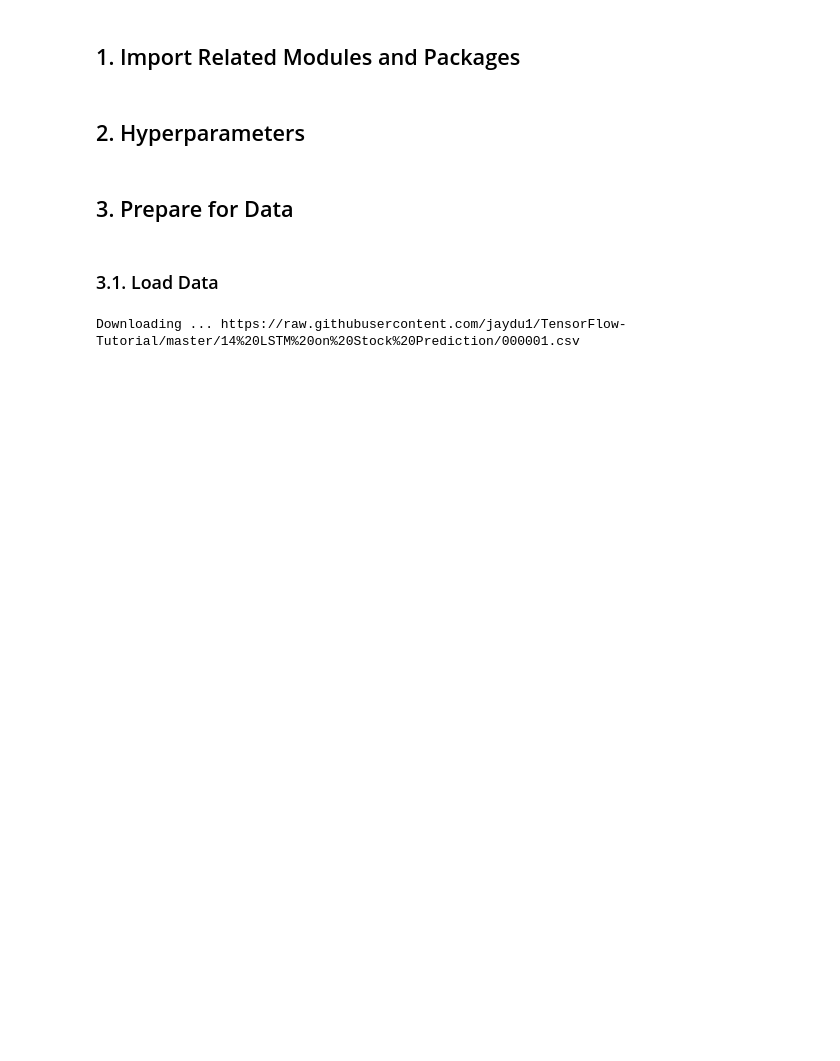
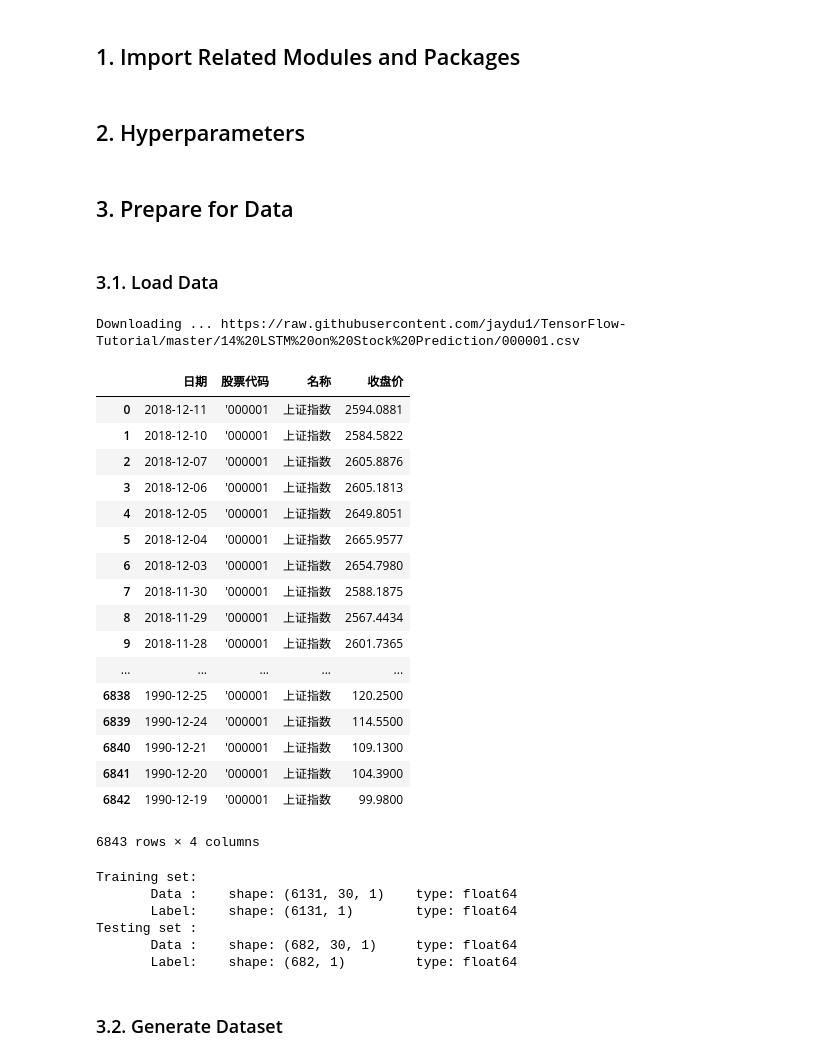
Before and after one commit to jaydu1/TensorFlow-Tutorial, a Jupyter notebook: 14 LSTM on Stock Prediction/14 LSTM on Stock Prediction - en (Eager Execution).ipynb, the cells around one changed output. Cells and saved outputs as stored; diff of their text form; code cells hidden in the pictures; blank space fills up the shorter version.

```diff
--- a/14 LSTM on Stock Prediction/14 LSTM on Stock Prediction - en (Eager Execution).ipynb
+++ b/14 LSTM on Stock Prediction/14 LSTM on Stock Prediction - en (Eager Execution).ipynb
@@ -46,3 +48,55 @@ if not os.path.exists(STOCK_PRICE_PATH):
         fin.write(r.content)
 # %% [output]
 Downloading ... https://raw.githubusercontent.com/jaydu1/TensorFlow-Tutorial/master/14%20LSTM%20on%20Stock%20Prediction/000001.csv
+# %%
+STOCK_PRICE_PATH = '000001.csv'
+data = pd.read_csv(STOCK_PRICE_PATH, encoding='gbk')
+data
+# %% [output]
+|  | 日期 | 股票代码 | 名称 | 收盘价 |
+| 0 | 2018-12-11 | '000001 | 上证指数 | 2594.0881 |
+| 1 | 2018-12-10 | '000001 | 上证指数 | 2584.5822 |
+| 2 | 2018-12-07 | '000001 | 上证指数 | 2605.8876 |
+| 3 | 2018-12-06 | '000001 | 上证指数 | 2605.1813 |
+| 4 | 2018-12-05 | '000001 | 上证指数 | 2649.8051 |
+| 5 | 2018-12-04 | '000001 | 上证指数 | 2665.9577 |
+| 6 | 2018-12-03 | '000001 | 上证指数 | 2654.7980 |
+| 7 | 2018-11-30 | '000001 | 上证指数 | 2588.1875 |
+| 8 | 2018-11-29 | '000001 | 上证指数 | 2567.4434 |
+| 9 | 2018-11-28 | '000001 | 上证指数 | 2601.7365 |
+| ... | ... | ... | ... | ... |
+| 6838 | 1990-12-25 | '000001 | 上证指数 | 120.2500 |
+| 6839 | 1990-12-24 | '000001 | 上证指数 | 114.5500 |
+| 6840 | 1990-12-21 | '000001 | 上证指数 | 109.1300 |
+| 6841 | 1990-12-20 | '000001 | 上证指数 | 104.3900 |
+| 6842 | 1990-12-19 | '000001 | 上证指数 | 99.9800 |
+6843 rows × 4 columns
+# %%
+rawSeq = np.array(data['收盘价'].sort_index(ascending=False).tolist())
+seq = [np.array(rawSeq[i * INPUT_SIZE: (i + 1) * INPUT_SIZE])
+       for i in range(len(rawSeq) // INPUT_SIZE)]
+
+
+
+
+# split into groups of num_steps
+X = np.array([seq[i: i + NUM_STEPS] for i in range(len(seq) - NUM_STEPS)])
+y = np.array([seq[i + NUM_STEPS] for i in range(len(seq) - NUM_STEPS)])
+
+train_size = int(len(X) * 0.9)
+x_train, x_test = X[:train_size], X[train_size:]
+y_train, y_test = y[:train_size], y[train_size:]
+
+print('Training set:')
+print('       Data :\t shape:', np.shape(x_train), '\t type:', x_train.dtype)
+print('       Label:\t shape:', np.shape(y_train), '\t type:', y_train.dtype)
+print('Testing set :')
+print('       Data :\t shape:', np.shape(x_test), '\t type:', x_test.dtype)
+print('       Label:\t shape:', np.shape(y_test), '\t type:', y_test.dtype)
+# %% [output]
+Training set:
+       Data :    shape: (6131, 30, 1)    type: float64
+       Label:    shape: (6131, 1)        type: float64
+Testing set :
+       Data :    shape: (682, 30, 1)     type: float64
+       Label:    shape: (682, 1)         type: float64
@@ -48,0 +121,2 @@ Downloading ... https://raw.githubusercontent.com/jaydu1/TensorFlow-Tutorial/mas
+# %% [markdown]
+### 3.2. Generate Dataset
```
Also changed, not shown: parts of 15 cells of this notebook.
